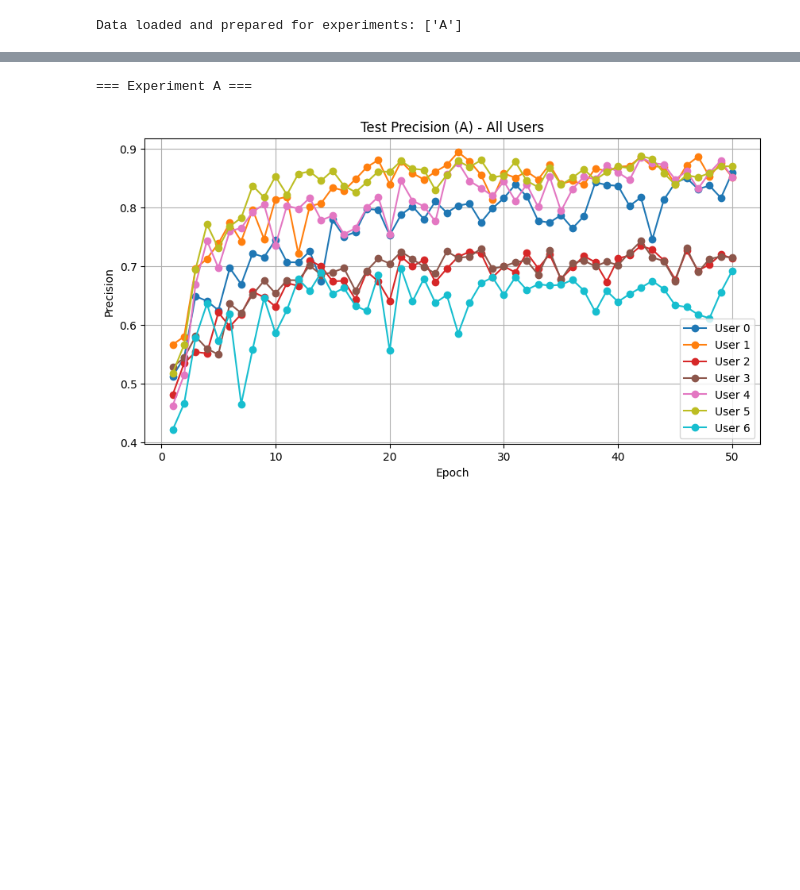
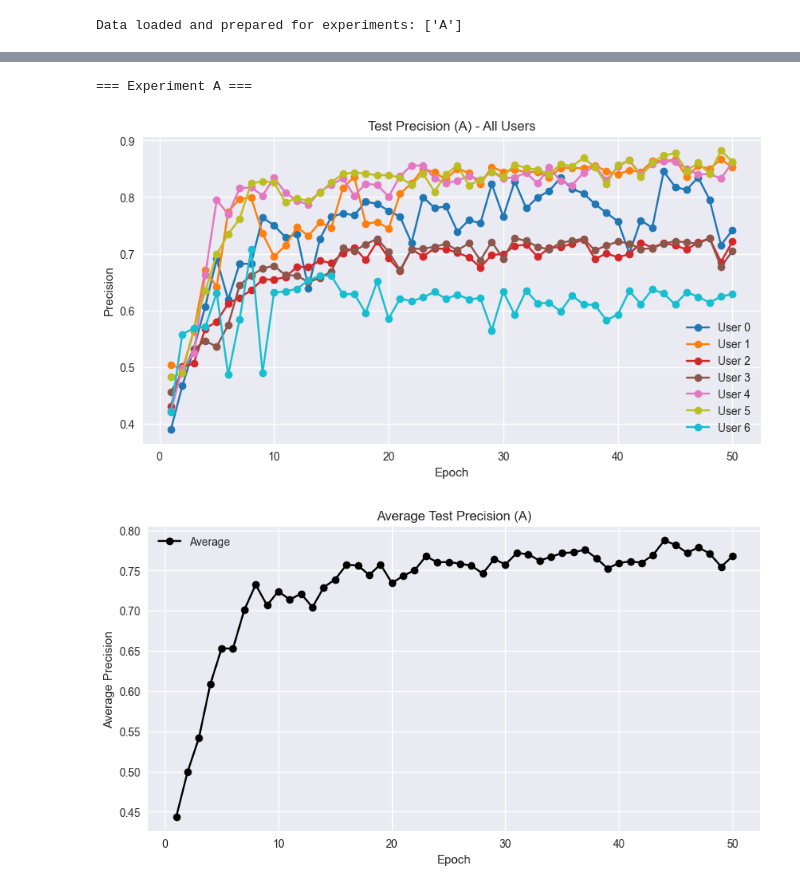
Before and after one commit to TulioPolido/federated_proxy_offset, a Jupyter notebook: Flautim/SMELL/Federated/Results/PAMAP/plot_results_pamap.ipynb, the cells around one changed output, grey strips where cells are left out. Saved outputs shown, nothing was run; the diff lists cells and outputs as text; code cells hidden in the pictures; blank space fills up the shorter version.

```diff
--- a/Flautim/SMELL/Federated/Results/PAMAP/plot_results_pamap.ipynb
+++ b/Flautim/SMELL/Federated/Results/PAMAP/plot_results_pamap.ipynb
@@ -6,7 +6,7 @@ import re
 from sklearn.metrics import ConfusionMatrixDisplay
 # %%
 # === User configuration ===
-csv_path = "exp_prelr5e-5_lr1e-5_step5_gamma0.8_epochs2_rounds50_cls7_ch6_win1024_stride256_bs32_wd6.7e-5_001"
+csv_path = "exp_prelr1e-4_lr1e-5_step3_gamma0.2_epochs2_rounds50_cls7_ch6_win1024_stride256_bs32_wd6.7e-5_00407"
 # list_of_experiments = ['A', 'B', 'C']
 list_of_experiments = ['A']
 file_type = "csv"
@@ -21,6 +21,8 @@ mapping = {
     'walking': 5,
     'running': 6
 }
+
+plt.style.use('seaborn-v0_8')
 # %%
 # === Plotting function ===
 def plot_metrics(train_pivot, val_pivot, train_metric, test_metric, train_label, test_label, y_label, title):
@@ -109,6 +130,8 @@ for xp in dfs:
 for xp in dfs:
     print(f"\n=== Experiment {xp} ===")
     plt.figure(figsize=(10, 5))
+
+    all_accuracies = []  # store each user's TEST_ACC series
 
     for i, user in enumerate(users):
         val_pivot = dfs[xp]["users"][user]['val_pivot']
@@ -119,6 +142,8 @@ for xp in dfs:
             marker='o',
             color=colors(i)
         )
+        # collect accuracy for averaging
+        all_accuracies.append(val_pivot['metrics.TEST_ACC'])
 
     plt.xlabel('Epoch')
     plt.ylabel('Accuracy')
@@ -126,5 +151,19 @@ for xp in dfs:
     plt.legend()
     plt.grid(True)
     plt.show()
+
+    # ---- Plot average accuracy ----
+    if all_accuracies:
+        df_all = pd.concat(all_accuracies, axis=1)  # combine all user accuracy series
+        avg_accuracy = df_all.mean(axis=1)          # compute epoch-wise average
+
+        plt.figure(figsize=(10, 5))
+        plt.plot(avg_accuracy.index, avg_accuracy, marker='o', color='black', label='Average')
+        plt.xlabel('Epoch')
+        plt.ylabel('Average Accuracy')
+        plt.title(f'Average Test Accuracy ({xp})')
+        plt.legend()
+        plt.grid(True)
+        plt.show()
 # %% [output]
 === Experiment A ===
@@ -132,27 +172,47 @@ for xp in dfs:
 # %%
 for xp in dfs:
     print(f"\n=== Experiment {xp} ===")
     plt.figure(figsize=(10, 5))
+
+    all_precisions = []  # store each user's TEST_PREC series
 
     for i, user in enumerate(users):
         val_pivot = dfs[xp]["users"][user]['val_pivot']
         plt.plot(
             val_pivot.index,
             val_pivot['metrics.TEST_PREC'],
             label=f'User {user}',
             marker='o',
             color=colors(i)
         )
+        # collect precision for averaging
+        all_precisions.append(val_pivot['metrics.TEST_PREC'])
 
     plt.xlabel('Epoch')
     plt.ylabel('Precision')
     plt.title(f'Test Precision ({xp}) - All Users')
     plt.legend()
     plt.grid(True)
     plt.show()
+
+    # ---- Plot average precision ----
+    if all_precisions:  # check we have data
+        # Combine all user series into one DataFrame (align by index/epoch)
+        df_all = pd.concat(all_precisions, axis=1)
+        avg_precision = df_all.mean(axis=1)
+
+        plt.figure(figsize=(10, 5))
+        plt.plot(avg_precision.index, avg_precision, marker='o', color='black', label='Average')
+        plt.xlabel('Epoch')
+        plt.ylabel('Average Precision')
+        plt.title(f'Average Test Precision ({xp})')
+        plt.legend()
+        plt.grid(True)
+        plt.show()
 # %% [output]
 === Experiment A ===
-[figure, old version]
+[figure, new version]
+[figure, added]
 # %%
 for xp in dfs:
     print(f"\n=== Experiment {xp} ===")
```
Also changed, not shown: parts of 5 cells of this notebook, 23 other files.
